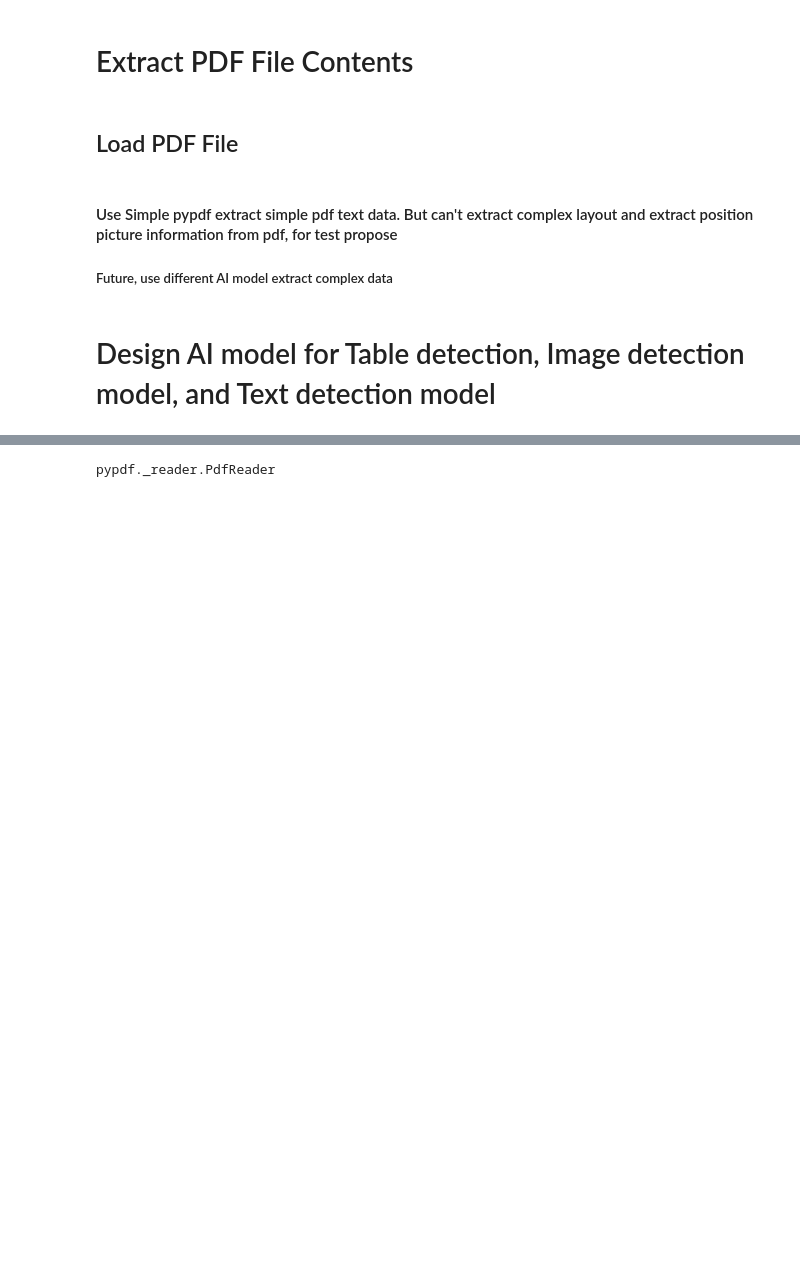
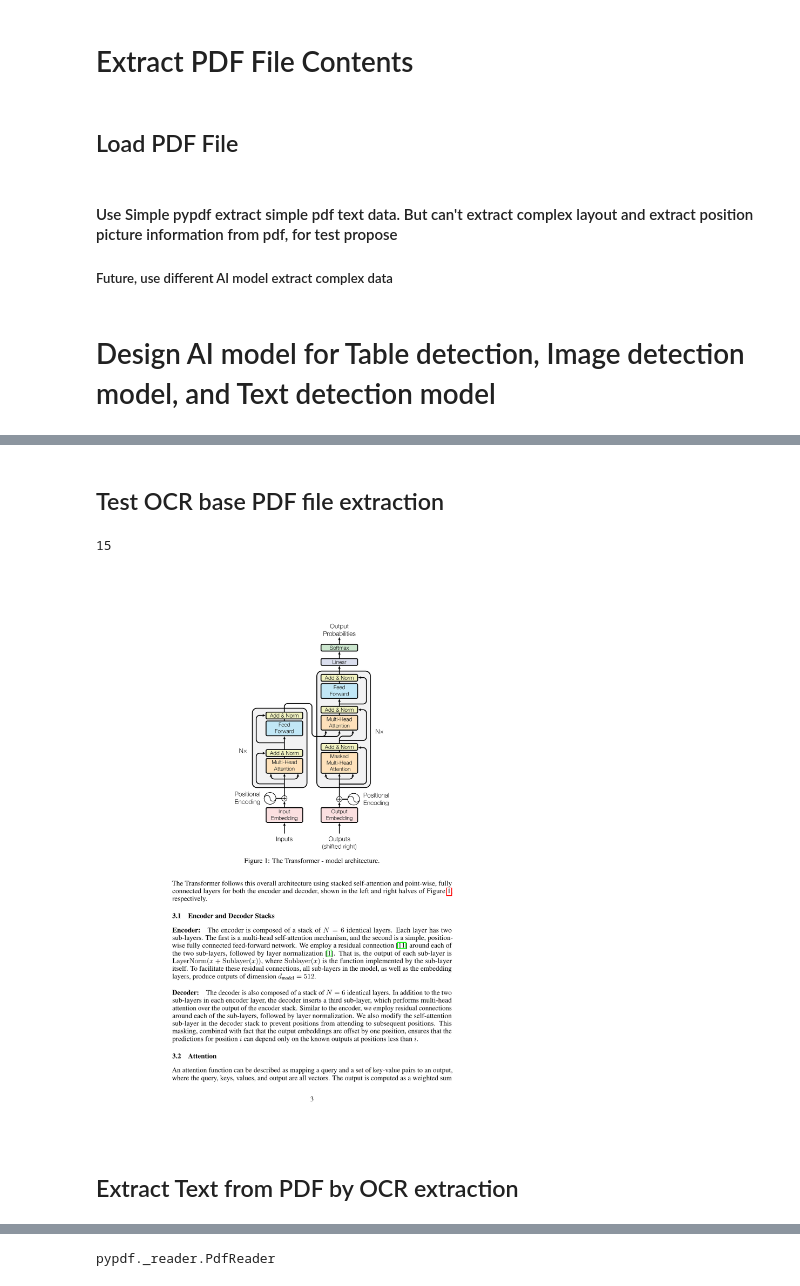
Before and after one commit to johnsonhk88/AI-Bank-Statement-Document-Automation-By-LLM-And-Personal-Finanical-Analysis-Prediction, a Jupyter notebook: src/dev/ai_bank_statement_dev.ipynb, the cells around one changed output, grey strips where cells are left out. Cells and saved outputs as stored; diff of their text form; code cells hidden in the pictures; blank space fills up the shorter version.

Commit message:
feat(add support pytesseract OCR extract text from image and pymupdf for pdf): add support pytesseract OCR extract text from image and pymupdf for pdf

```diff
--- a/src/dev/ai_bank_statement_dev.ipynb
+++ b/src/dev/ai_bank_statement_dev.ipynb
@@ -432,0 +481,18 @@ readertest.load()
+# %% [markdown]
+## Test OCR base PDF file extraction
+# %%
+# covert pdf to image
+imgPdf =convert_from_path(pdfFilePath1)
+# %%
+len(imgPdf)
+# %% [output]
+15
+# %%
+# Perform OCR on an image
+page = imgPdf[2] # get page 3
+# %%
+page
+# %% [output]
+[figure, added]
+# %% [markdown]
+## Extract Text from PDF by OCR extraction
```
Also changed, not shown: parts of 31 cells of this notebook, 3 other files.
